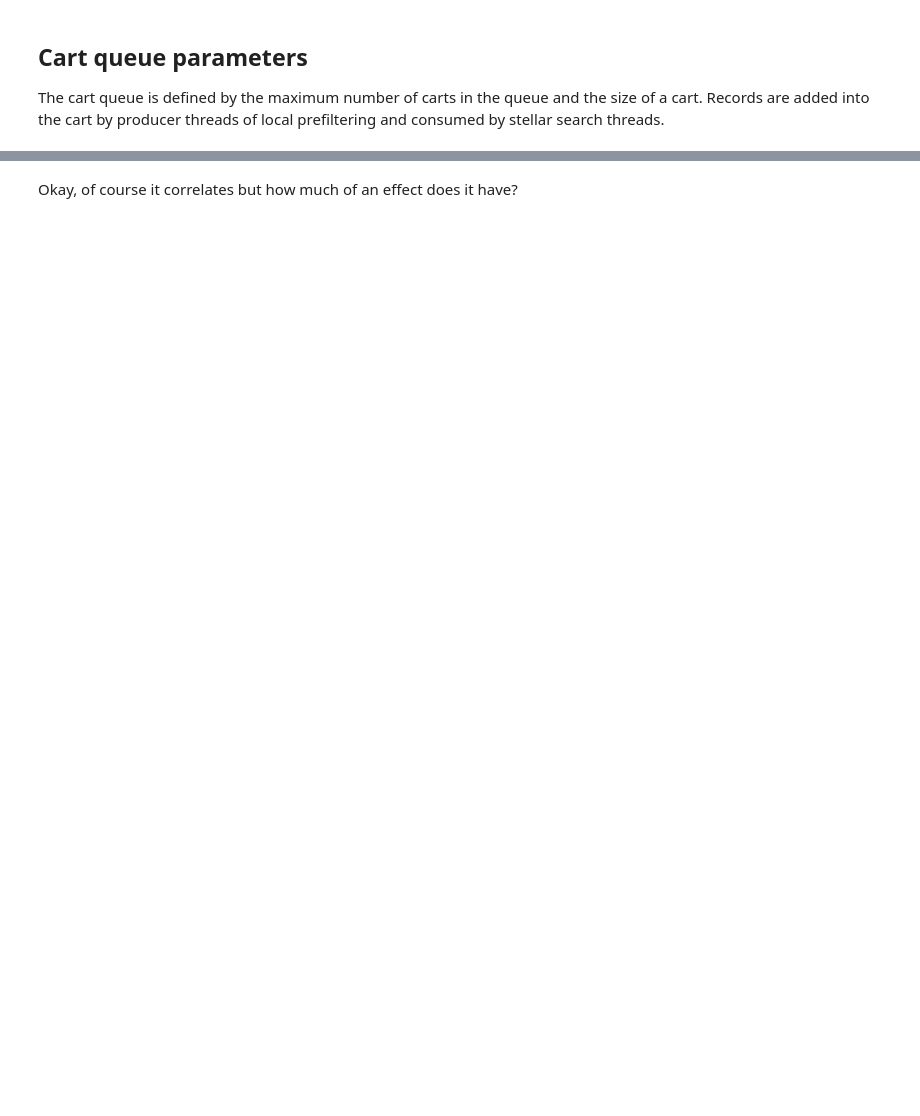
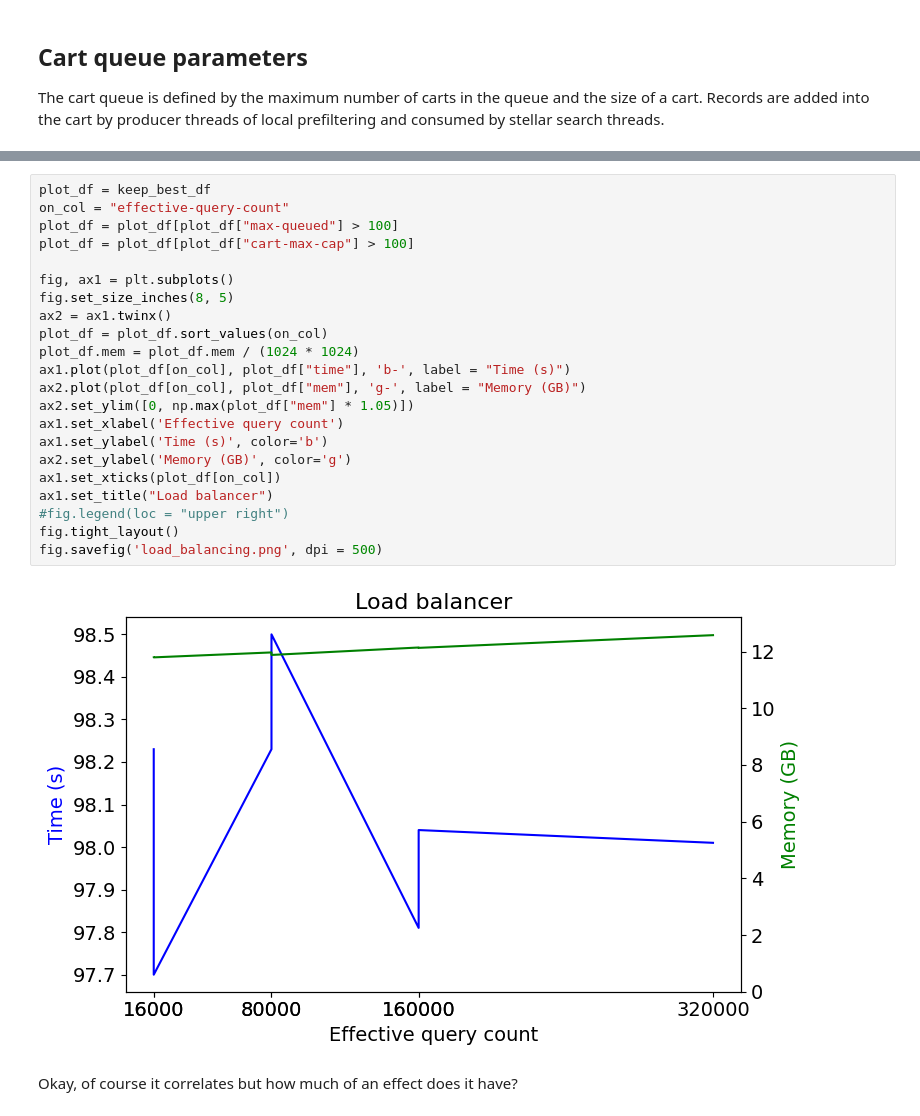
Before and after one commit to eaasna/test-DREAM-stellar, a Jupyter notebook: work-python/parameter-tuning/Search memory usage parameters.ipynb, the cells around one changed output, grey strips where cells are left out. Cells and saved outputs as stored; diff of their text form; blank space fills up the shorter version.

```diff
--- a/work-python/parameter-tuning/Search memory usage parameters.ipynb
+++ b/work-python/parameter-tuning/Search memory usage parameters.ipynb
@@ -41,3 +122,27 @@ keep_best_df["mem"].corr(keep_best_df["max-queued"])
+# %%
+plot_df = keep_best_df
+on_col = "effective-query-count"
+plot_df = plot_df[plot_df["max-queued"] > 100]
+plot_df = plot_df[plot_df["cart-max-cap"] > 100]
+
+fig, ax1 = plt.subplots()
+fig.set_size_inches(8, 5)
+ax2 = ax1.twinx()
+plot_df = plot_df.sort_values(on_col)
+plot_df.mem = plot_df.mem / (1024 * 1024)
+ax1.plot(plot_df[on_col], plot_df["time"], 'b-', label = "Time (s)")
+ax2.plot(plot_df[on_col], plot_df["mem"], 'g-', label = "Memory (GB)")
+ax2.set_ylim([0, np.max(plot_df["mem"] * 1.05)])
+ax1.set_xlabel('Effective query count')
+ax1.set_ylabel('Time (s)', color='b')
+ax2.set_ylabel('Memory (GB)', color='g')
+ax1.set_xticks(plot_df[on_col])
+ax1.set_title("Load balancer")
+#fig.legend(loc = "upper right")
+fig.tight_layout()
+fig.savefig('load_balancing.png', dpi = 500)
+# %% [output]
+[figure, added]
 # %% [markdown]
 Okay, of course it correlates but how much of an effect does it have?
 # %%
```
Also changed, not shown: parts of 42 cells of this notebook, 5 other files.
